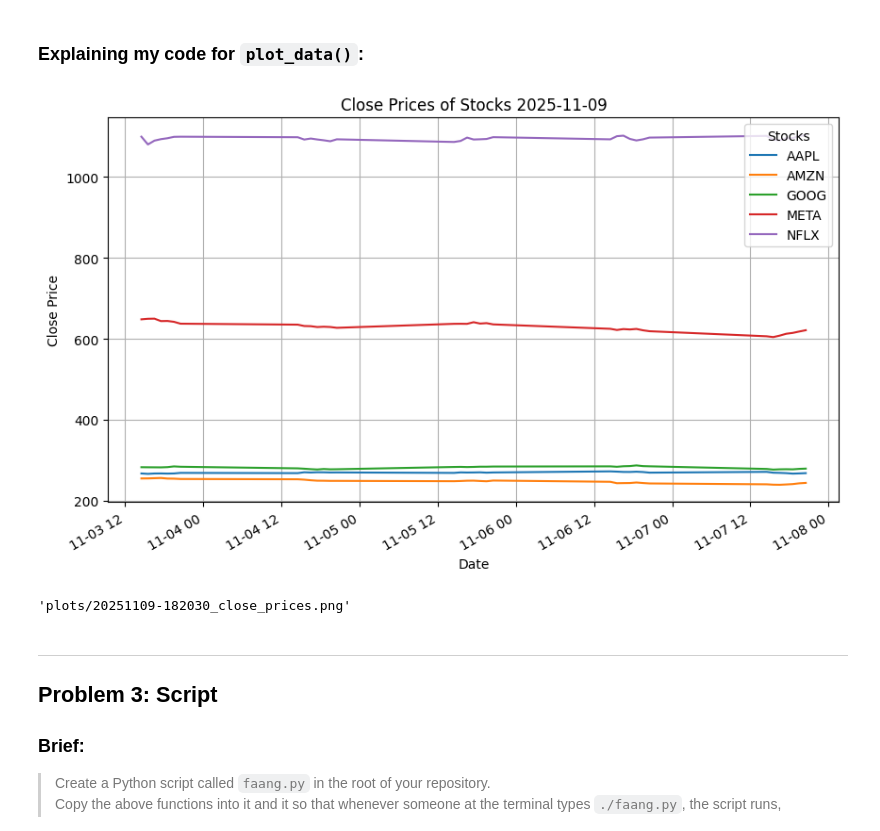
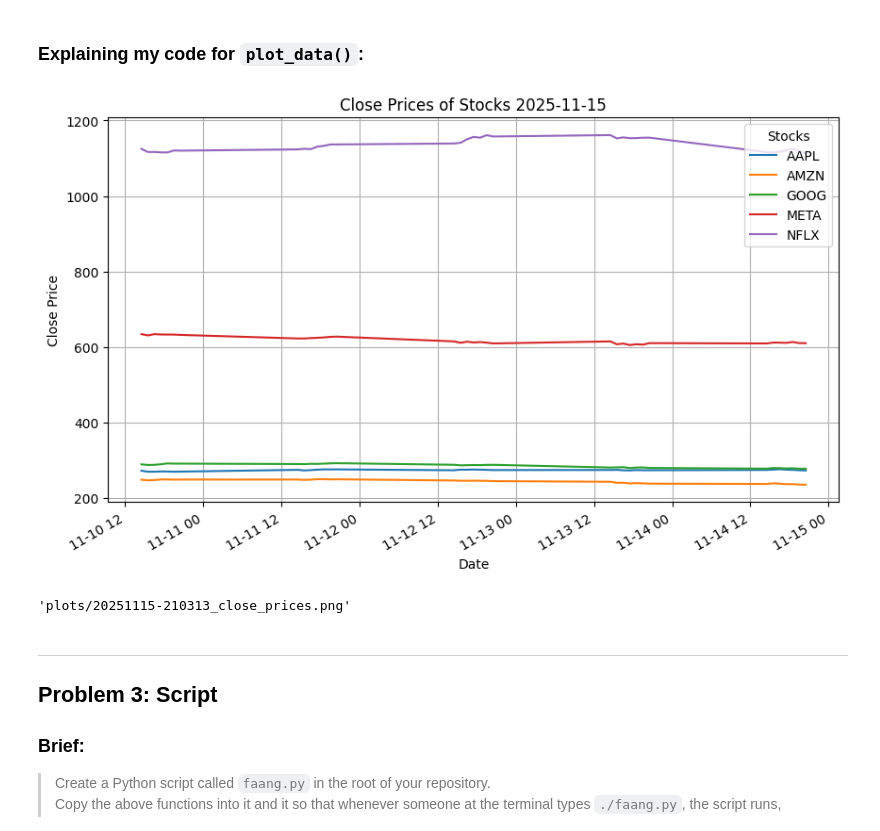
Before and after one commit to skerr17/computer-infrastructure-assessment, a Jupyter notebook: problem.ipynb, the cells around one changed output. Cells and saved outputs as stored; diff of their text form; code cells hidden in the pictures.

Commit message:
Updated the code for Problem 2 to take the filepath of the latest data by running the notebook

```diff
--- a/problem.ipynb
+++ b/problem.ipynb
@@ -173,11 +174,15 @@ def plot_data(filepath):
     return plot_filepath
 # %%
 # testing plot_data function
-graph_data_filepath = 'data/20251109-182030.csv'
+# graph_data_filepath = 'data/20251109-182030.csv'
+
+# using the filepath from the get_data function above
+graph_data_filepath = default_get_data[0]
+
 plot_data(graph_data_filepath)
 # %% [output]
-[figure, old version]
+[figure, new version]
-'plots/20251109-182030_close_prices.png'
+'plots/20251115-210313_close_prices.png'
 # %% [markdown]
 ----
 ## Problem 3: Script
```
Also changed, not shown: parts of 3 cells of this notebook, 6 other files.
